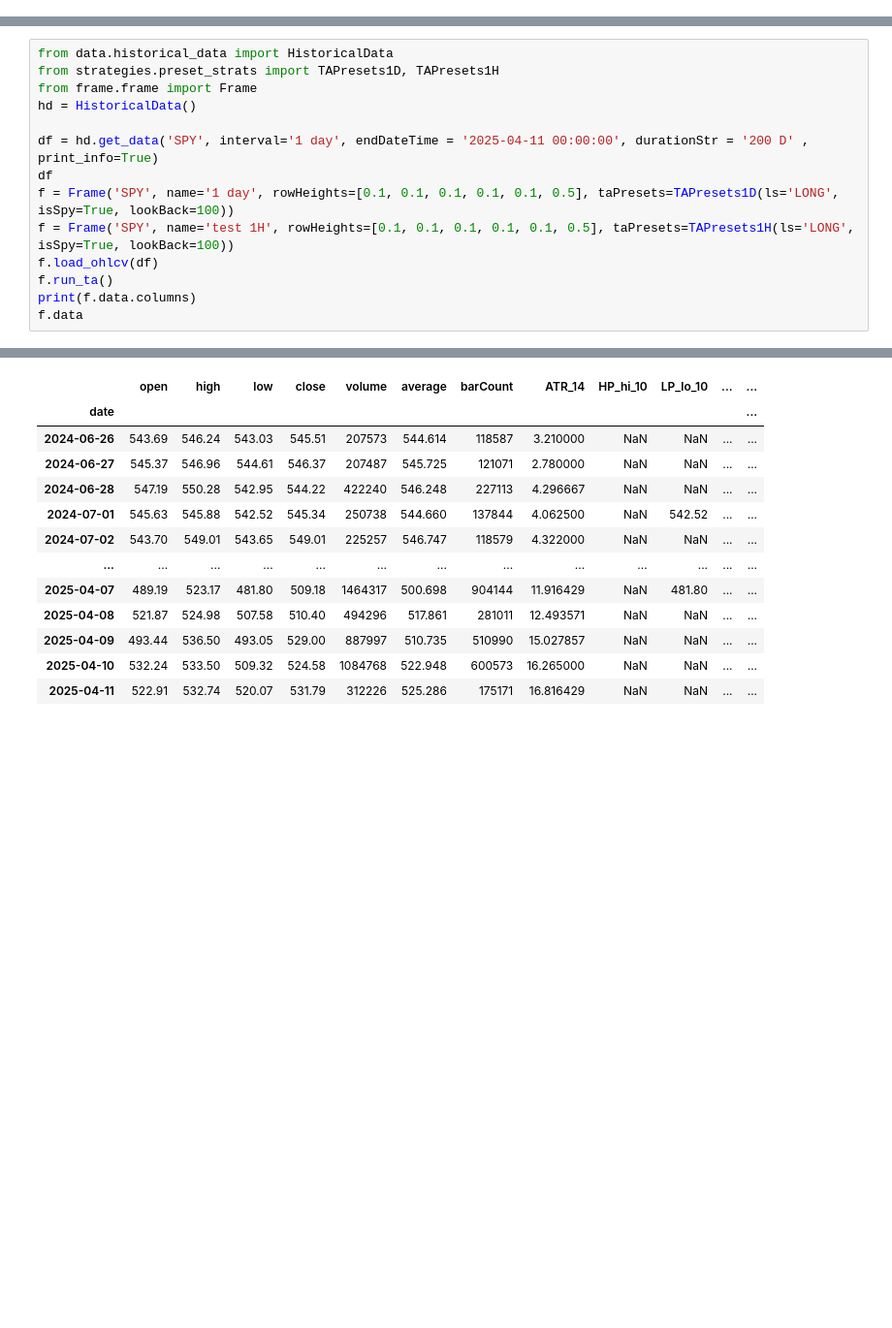
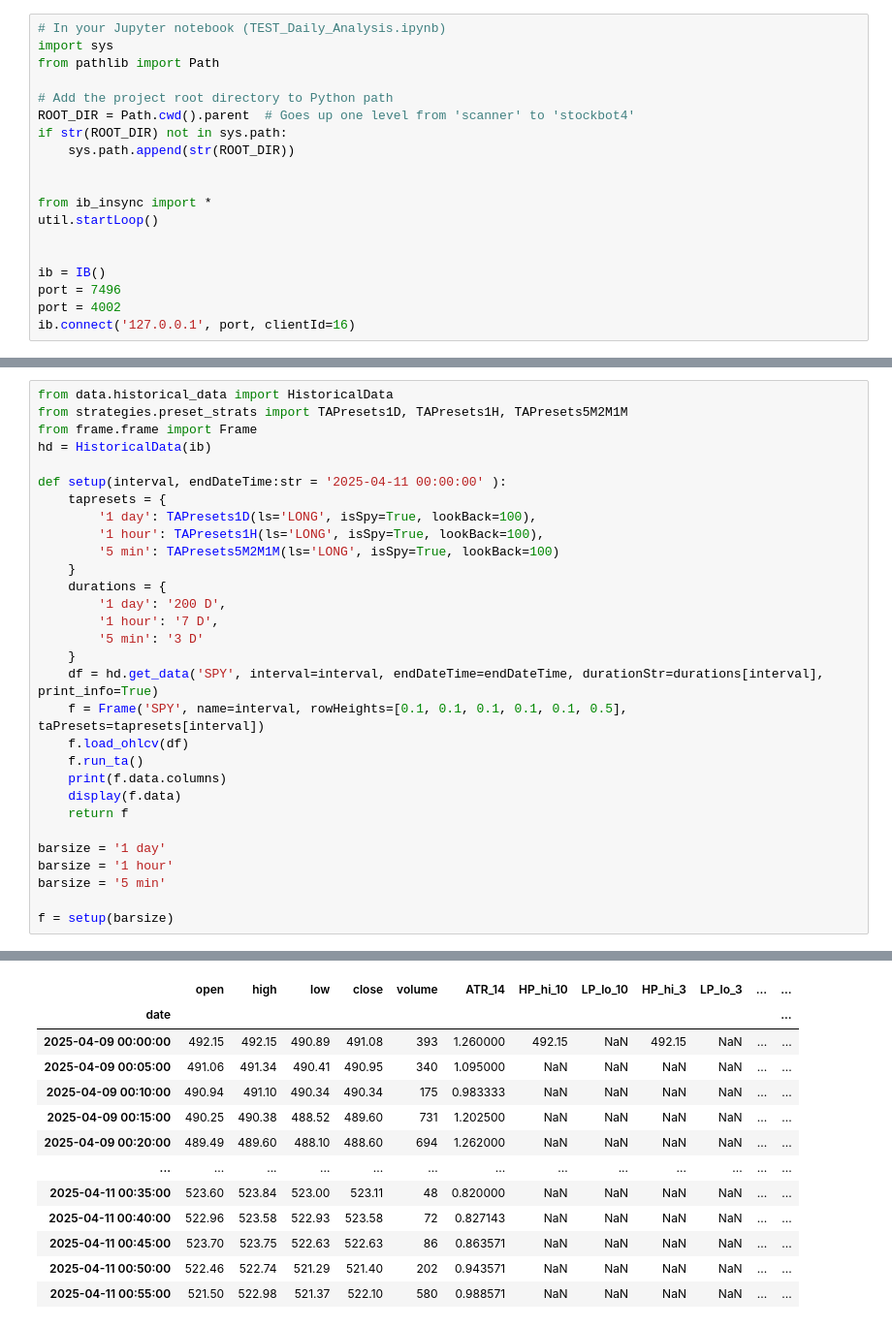
Before and after one commit to Design-01/stockbot_4, a Jupyter notebook: TEST_Charts_and_Args.ipynb, the cells around one changed output, grey strips where cells are left out. Shown at 97% size. Cells and saved outputs as stored; diff of their text form; blank space fills up the shorter version.

```diff
--- a/TEST_Charts_and_Args.ipynb
+++ b/TEST_Charts_and_Args.ipynb
@@ -0,0 +1,19 @@
+# %%
+# In your Jupyter notebook (TEST_Daily_Analysis.ipynb)
+import sys
+from pathlib import Path
+
+# Add the project root directory to Python path
+ROOT_DIR = Path.cwd().parent  # Goes up one level from 'scanner' to 'stockbot4'
+if str(ROOT_DIR) not in sys.path:
+    sys.path.append(str(ROOT_DIR))
+
+
+from ib_insync import *
+util.startLoop()
+
+
+ib = IB()
+port = 7496
+port = 4002
+ib.connect('127.0.0.1', port, clientId=16)
@@ -1,15 +22,31 @@
 # %%
 from data.historical_data import HistoricalData
-from strategies.preset_strats import TAPresets1D, TAPresets1H
+from strategies.preset_strats import TAPresets1D, TAPresets1H, TAPresets5M2M1M
 from frame.frame import Frame
-hd = HistoricalData()
+hd = HistoricalData(ib)
 
-df = hd.get_data('SPY', interval='1 day', endDateTime = '2025-04-11 00:00:00', durationStr = '200 D' , print_info=True)
-df
-f = Frame('SPY', name='1 day', rowHeights=[0.1, 0.1, 0.1, 0.1, 0.1, 0.5], taPresets=TAPresets1D(ls='LONG', isSpy=True, lookBack=100))
-f = Frame('SPY', name='test 1H', rowHeights=[0.1, 0.1, 0.1, 0.1, 0.1, 0.5], taPresets=TAPresets1H(ls='LONG', isSpy=True, lookBack=100))
-f.load_ohlcv(df)
-f.run_ta()
-print(f.data.columns)
-f.data
+def setup(interval, endDateTime:str = '2025-04-11 00:00:00' ):
+    tapresets = {
+        '1 day': TAPresets1D(ls='LONG', isSpy=True, lookBack=100),
+        '1 hour': TAPresets1H(ls='LONG', isSpy=True, lookBack=100),
+        '5 min': TAPresets5M2M1M(ls='LONG', isSpy=True, lookBack=100)
+    }
+    durations = {
+        '1 day': '200 D',
+        '1 hour': '7 D',
+        '5 min': '3 D'
+    }
+    df = hd.get_data('SPY', interval=interval, endDateTime=endDateTime, durationStr=durations[interval], print_info=True)
+    f = Frame('SPY', name=interval, rowHeights=[0.1, 0.1, 0.1, 0.1, 0.1, 0.5], taPresets=tapresets[interval])
+    f.load_ohlcv(df)
+    f.run_ta()
+    print(f.data.columns)
+    display(f.data)
+    return f
+
+barsize = '1 day'
+barsize = '1 hour'
+barsize = '5 min'
+
+f = setup(barsize)
 # %% [output]
@@ -27,14 +63,14 @@ Index(['open', 'high', 'low', 'close', 'volume', 'average', 'barCount',
       dtype='object')
-|  | open | high | low | close | volume | average | barCount | ATR_14 | HP_hi_10 | LP_lo_10 | ... | ... |
+|  | open | high | low | close | volume | ATR_14 | HP_hi_10 | LP_lo_10 | HP_hi_3 | LP_lo_3 | ... | ... |
 | date |  |  |  |  |  |  |  |  |  |  |  | ... |
-| 2024-06-26 | 543.69 | 546.24 | 543.03 | 545.51 | 207573 | 544.614 | 118587 | 3.210000 | NaN | NaN | ... | ... |
-| 2024-06-27 | 545.37 | 546.96 | 544.61 | 546.37 | 207487 | 545.725 | 121071 | 2.780000 | NaN | NaN | ... | ... |
-| 2024-06-28 | 547.19 | 550.28 | 542.95 | 544.22 | 422240 | 546.248 | 227113 | 4.296667 | NaN | NaN | ... | ... |
-| 2024-07-01 | 545.63 | 545.88 | 542.52 | 545.34 | 250738 | 544.660 | 137844 | 4.062500 | NaN | 542.52 | ... | ... |
-| 2024-07-02 | 543.70 | 549.01 | 543.65 | 549.01 | 225257 | 546.747 | 118579 | 4.322000 | NaN | NaN | ... | ... |
+| 2025-04-09 00:00:00 | 492.15 | 492.15 | 490.89 | 491.08 | 393 | 1.260000 | 492.15 | NaN | 492.15 | NaN | ... | ... |
+| 2025-04-09 00:05:00 | 491.06 | 491.34 | 490.41 | 490.95 | 340 | 1.095000 | NaN | NaN | NaN | NaN | ... | ... |
+| 2025-04-09 00:10:00 | 490.94 | 491.10 | 490.34 | 490.34 | 175 | 0.983333 | NaN | NaN | NaN | NaN | ... | ... |
+| 2025-04-09 00:15:00 | 490.25 | 490.38 | 488.52 | 489.60 | 731 | 1.202500 | NaN | NaN | NaN | NaN | ... | ... |
+| 2025-04-09 00:20:00 | 489.49 | 489.60 | 488.10 | 488.60 | 694 | 1.262000 | NaN | NaN | NaN | NaN | ... | ... |
 | ... | ... | ... | ... | ... | ... | ... | ... | ... | ... | ... | ... | ... |
-| 2025-04-07 | 489.19 | 523.17 | 481.80 | 509.18 | 1464317 | 500.698 | 904144 | 11.916429 | NaN | 481.80 | ... | ... |
-| 2025-04-08 | 521.87 | 524.98 | 507.58 | 510.40 | 494296 | 517.861 | 281011 | 12.493571 | NaN | NaN | ... | ... |
-| 2025-04-09 | 493.44 | 536.50 | 493.05 | 529.00 | 887997 | 510.735 | 510990 | 15.027857 | NaN | NaN | ... | ... |
-| 2025-04-10 | 532.24 | 533.50 | 509.32 | 524.58 | 1084768 | 522.948 | 600573 | 16.265000 | NaN | NaN | ... | ... |
-| 2025-04-11 | 522.91 | 532.74 | 520.07 | 531.79 | 312226 | 525.286 | 175171 | 16.816429 | NaN | NaN | ... | ... |
+| 2025-04-11 00:35:00 | 523.60 | 523.84 | 523.00 | 523.11 | 48 | 0.820000 | NaN | NaN | NaN | NaN | ... | ... |
+| 2025-04-11 00:40:00 | 522.96 | 523.58 | 522.93 | 523.58 | 72 | 0.827143 | NaN | NaN | NaN | NaN | ... | ... |
+| 2025-04-11 00:45:00 | 523.70 | 523.75 | 522.63 | 522.63 | 86 | 0.863571 | NaN | NaN | NaN | NaN | ... | ... |
+| 2025-04-11 00:50:00 | 522.46 | 522.74 | 521.29 | 521.40 | 202 | 0.943571 | NaN | NaN | NaN | NaN | ... | ... |
+| 2025-04-11 00:55:00 | 521.50 | 522.98 | 521.37 | 522.10 | 580 | 0.988571 | NaN | NaN | NaN | NaN | ... | ... |
```
Also changed, not shown: parts of 3 cells of this notebook, 4 other files.
